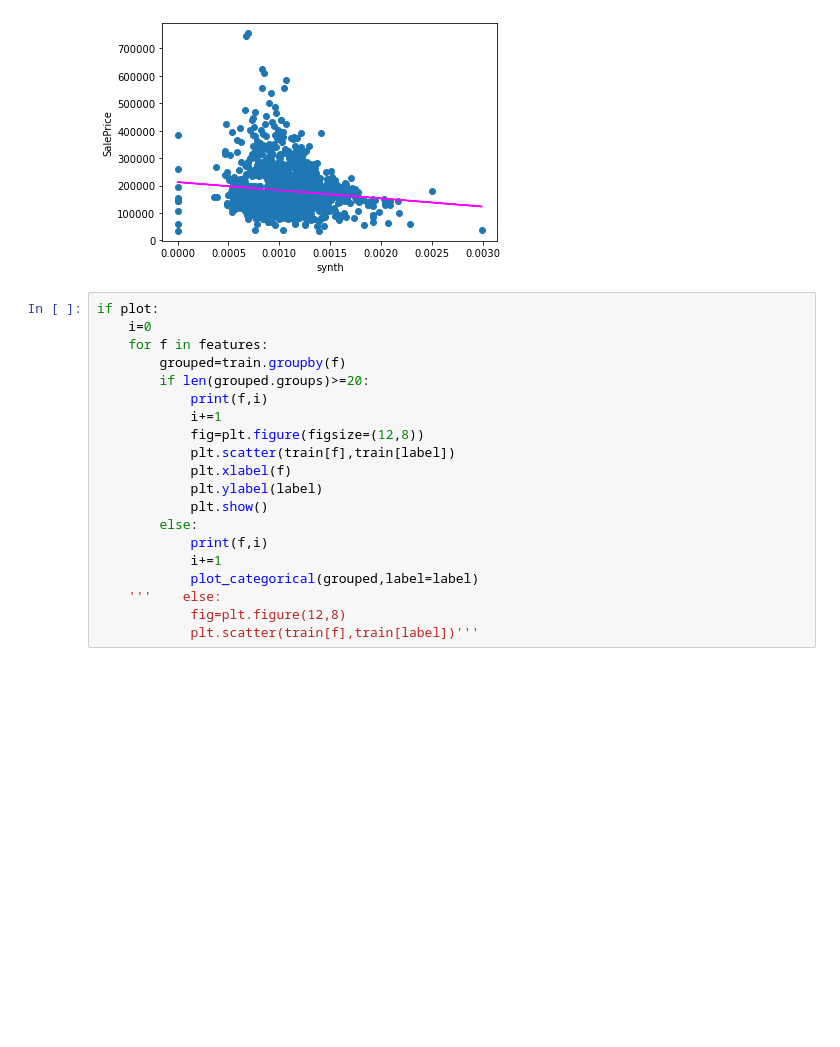
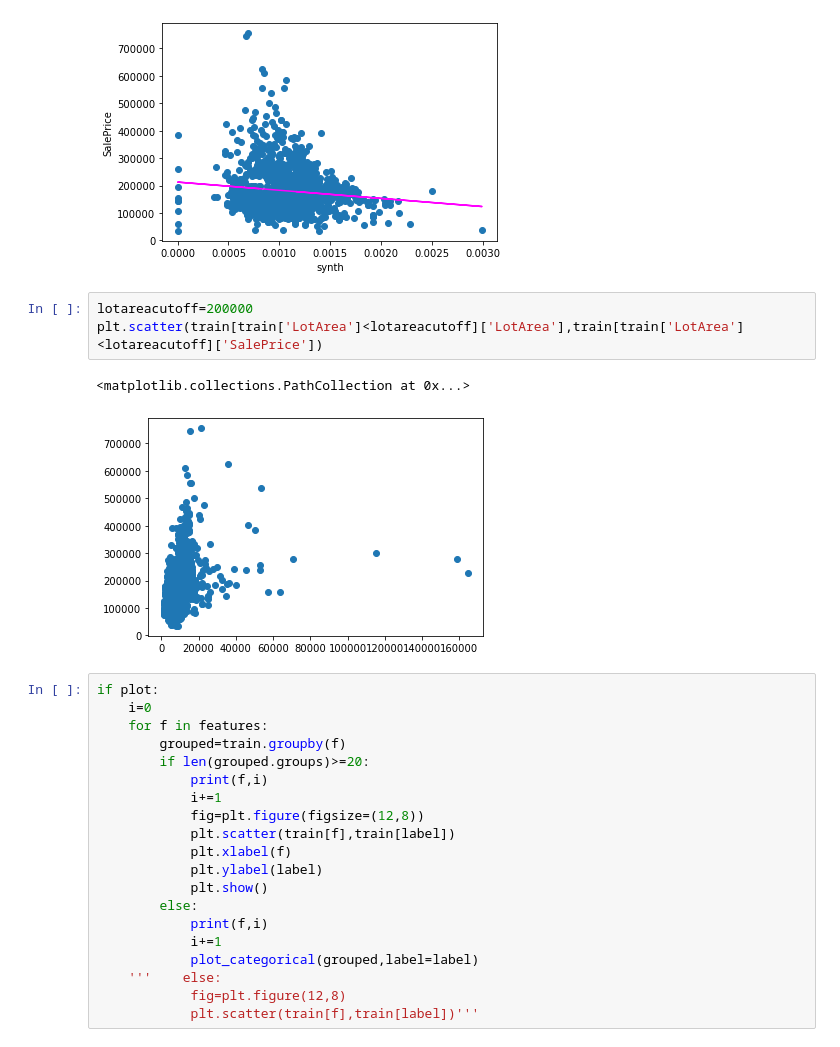
Before and after one commit to alessandro-rubin/house-prices, a Jupyter notebook: house-prices.ipynb, the cells around one changed output. Cells and saved outputs as stored; diff of their text form; blank space fills up the shorter version.

```diff
--- a/house-prices.ipynb
+++ b/house-prices.ipynb
@@ -171,6 +173,12 @@ def plot_synth_f(df:pd.DataFrame,plot_type='s',sf='synth',label='SalePrice'):
 plot_synth_f(train)
 # %% [output]
 [figure]
+# %%
+lotareacutoff=200000
+plt.scatter(train[train['LotArea']<lotareacutoff]['LotArea'],train[train['LotArea']<lotareacutoff]['SalePrice'])
+# %% [output]
+<matplotlib.collections.PathCollection at 0x...>
+[figure, added]
 # %%
 if plot:
     i=0
```
Also changed, not shown: parts of 27 cells of this notebook, 3 other files.
